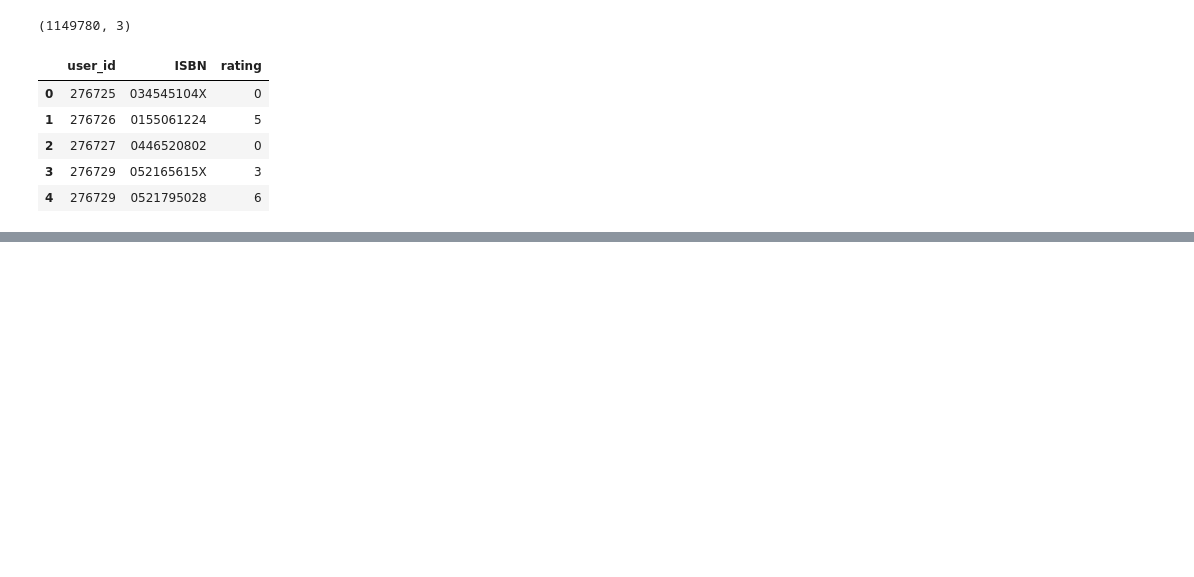
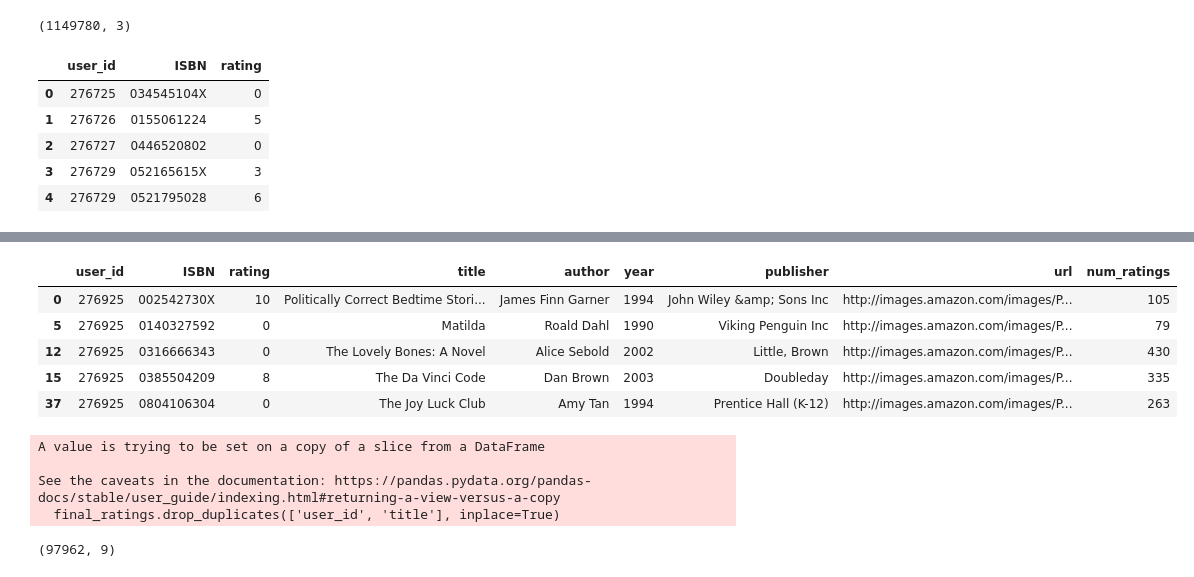
Before and after one commit to ArpitKadam/Book-Recommender-App, a Jupyter notebook: research/notebook.ipynb, the cells around one changed output, grey strips where cells are left out. Saved outputs shown, nothing was run; the diff lists cells and outputs as text; code cells hidden in the pictures; blank space fills up the shorter version.

```diff
--- a/research/notebook.ipynb
+++ b/research/notebook.ipynb
@@ -122,0 +306,20 @@ ratings.head()
+# %%
+final_ratings.head()
+# %% [output]
+|  | user_id | ISBN | rating | title | author | year | publisher | url | num_ratings |
+| 0 | 276925 | 002542730X | 10 | Politically Correct Bedtime Stori... | James Finn Garner | 1994 | John Wiley &amp; Sons Inc | http://images.amazon.com/images/P... | 105 |
+| 5 | 276925 | 0140327592 | 0 | Matilda | Roald Dahl | 1990 | Viking Penguin Inc | http://images.amazon.com/images/P... | 79 |
+| 12 | 276925 | 0316666343 | 0 | The Lovely Bones: A Novel | Alice Sebold | 2002 | Little, Brown | http://images.amazon.com/images/P... | 430 |
+| 15 | 276925 | 0385504209 | 8 | The Da Vinci Code | Dan Brown | 2003 | Doubleday | http://images.amazon.com/images/P... | 335 |
+| 37 | 276925 | 0804106304 | 0 | The Joy Luck Club | Amy Tan | 1994 | Prentice Hall (K-12) | http://images.amazon.com/images/P... | 263 |
+# %%
+final_ratings.drop_duplicates(['user_id', 'title'], inplace=True)
+# %% [output]
+A value is trying to be set on a copy of a slice from a DataFrame
+
+See the caveats in the documentation: https://pandas.pydata.org/pandas-docs/stable/user_guide/indexing.html#returning-a-view-versus-a-copy
+  final_ratings.drop_duplicates(['user_id', 'title'], inplace=True)
+# %%
+final_ratings.shape
+# %% [output]
+(97962, 9)
```
Also changed, not shown: parts of 38 cells of this notebook.
